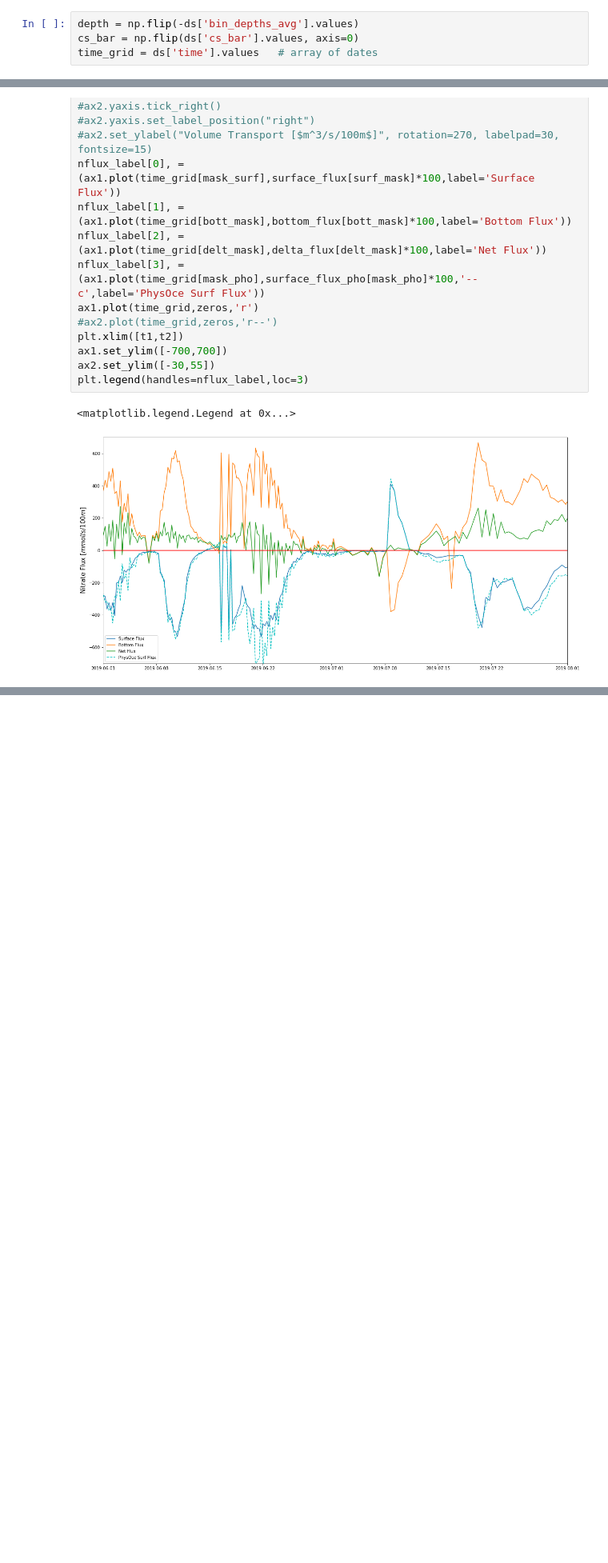
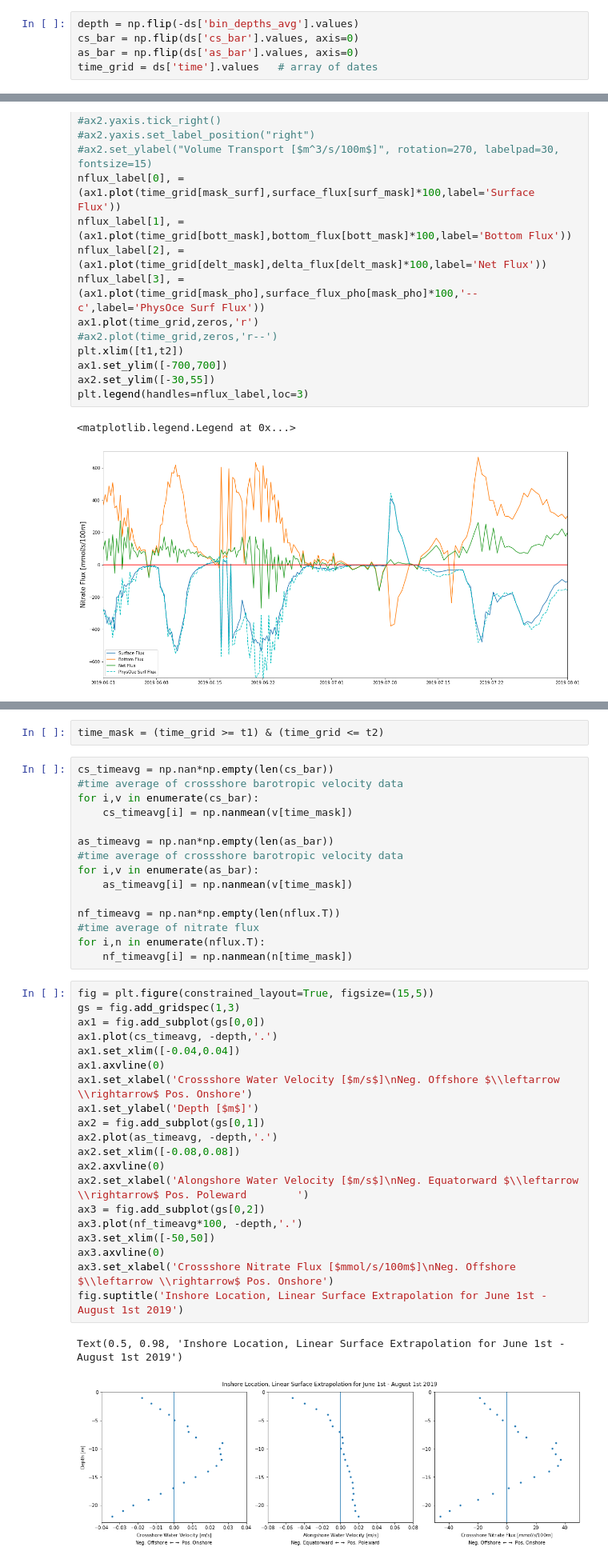
Before and after one commit to ascherer97/REU21, a Jupyter notebook: Inshore Analysis/nitrate_flux_linear.ipynb, the cells around one changed output, grey strips where cells are left out. Shown at 80% size. Cells and saved outputs as stored; diff of their text form; blank space fills up the shorter version.

```diff
--- a/Inshore Analysis/nitrate_flux_linear.ipynb
+++ b/Inshore Analysis/nitrate_flux_linear.ipynb
@@ -142,6 +142,7 @@ ds_no3 = ds_no3.swap_dims({'obs':'time'})
 # %%
 depth = np.flip(-ds['bin_depths_avg'].values)
 cs_bar = np.flip(ds['cs_bar'].values, axis=0)
+as_bar = np.flip(ds['as_bar'].values, axis=0)
 time_grid = ds['time'].values   # array of dates
 # %%
 dp = 1   # pressure averaging interval
@@ -610,0 +611,40 @@ plt.legend(handles=nflux_label,loc=3)
+# %%
+time_mask = (time_grid >= t1) & (time_grid <= t2)
+# %%
+cs_timeavg = np.nan*np.empty(len(cs_bar))
+#time average of crossshore barotropic velocity data
+for i,v in enumerate(cs_bar):
+    cs_timeavg[i] = np.nanmean(v[time_mask])
+
+as_timeavg = np.nan*np.empty(len(as_bar))
+#time average of crossshore barotropic velocity data
+for i,v in enumerate(as_bar):
+    as_timeavg[i] = np.nanmean(v[time_mask])
+
+nf_timeavg = np.nan*np.empty(len(nflux.T))
+#time average of nitrate flux
+for i,n in enumerate(nflux.T):
+    nf_timeavg[i] = np.nanmean(n[time_mask])
+# %%
+fig = plt.figure(constrained_layout=True, figsize=(15,5))
+gs = fig.add_gridspec(1,3)
+ax1 = fig.add_subplot(gs[0,0])
+ax1.plot(cs_timeavg, -depth,'.')
+ax1.set_xlim([-0.04,0.04])
+ax1.axvline(0)
+ax1.set_xlabel('Crossshore Water Velocity [$m/s$]\nNeg. Offshore $\\leftarrow \\rightarrow$ Pos. Onshore')
+ax1.set_ylabel('Depth [$m$]')
+ax2 = fig.add_subplot(gs[0,1])
+ax2.plot(as_timeavg, -depth,'.')
+ax2.set_xlim([-0.08,0.08])
+ax2.axvline(0)
+ax2.set_xlabel('Alongshore Water Velocity [$m/s$]\nNeg. Equatorward $\\leftarrow \\rightarrow$ Pos. Poleward        ')
+ax3 = fig.add_subplot(gs[0,2])
+ax3.plot(nf_timeavg*100, -depth,'.')
+ax3.set_xlim([-50,50])
+ax3.axvline(0)
+ax3.set_xlabel('Crossshore Nitrate Flux [$mmol/s/100m$]\nNeg. Offshore $\\leftarrow \\rightarrow$ Pos. Onshore')
+fig.suptitle('Inshore Location, Linear Surface Extrapolation for June 1st - August 1st 2019')
+# %% [output]
+Text(0.5, 0.98, 'Inshore Location, Linear Surface Extrapolation for June 1st - August 1st 2019')
+[figure, added]
```
Also changed, not shown: parts of 7 cells of this notebook, 4 other files.
